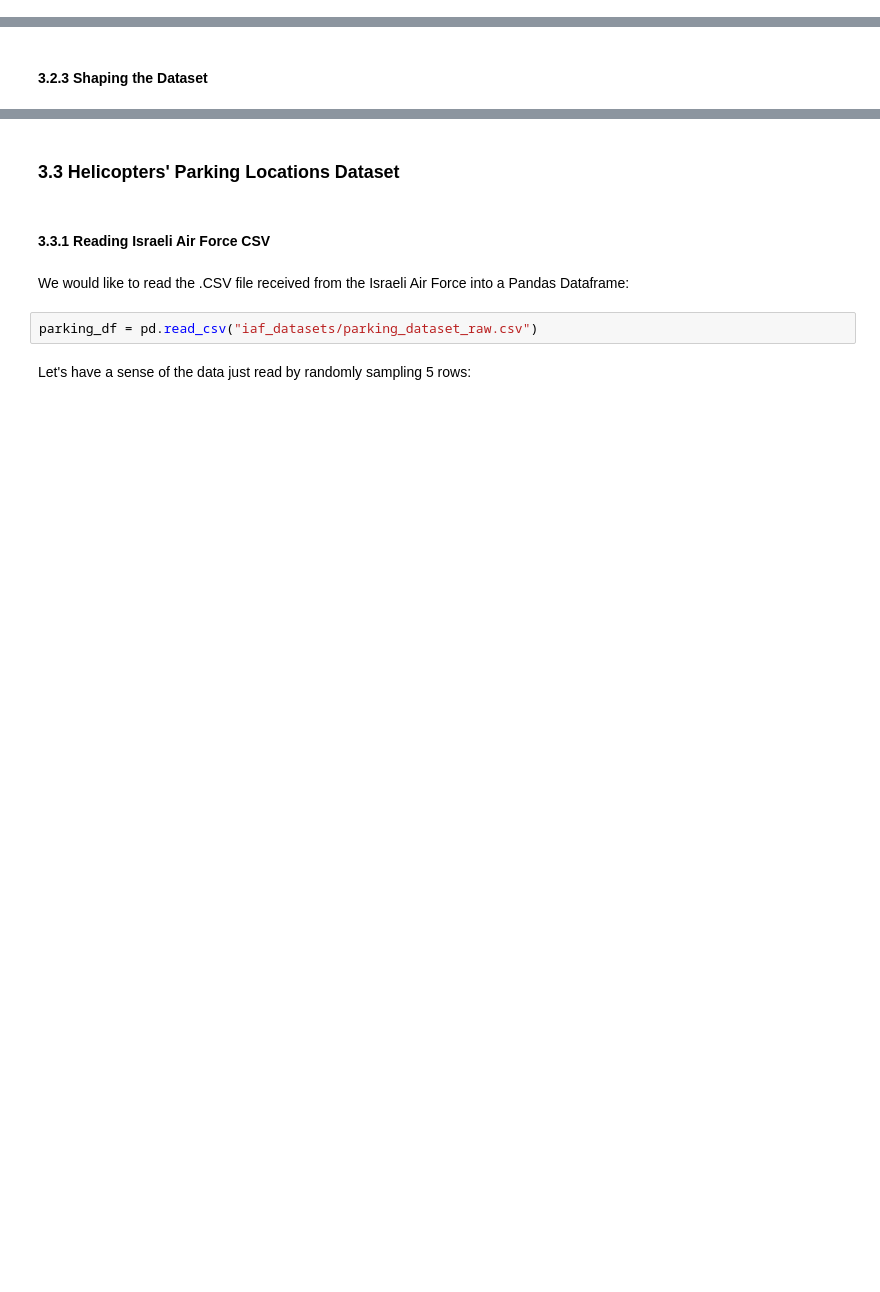
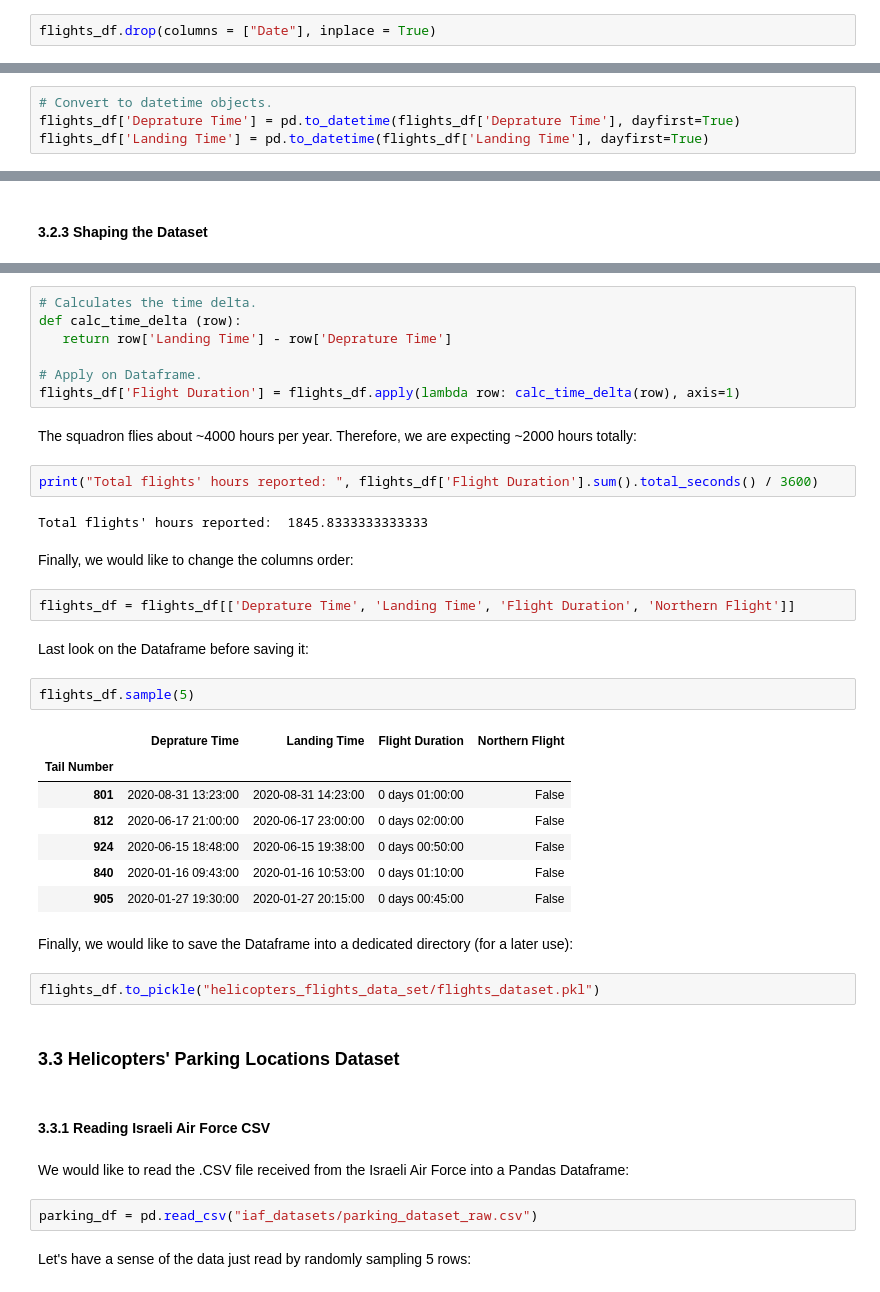
Before and after one commit to elront/Data_Science_Project_Proposal, a Jupyter notebook: Data_science_workshop_project_proposal.ipynb, the cells around one changed output, grey strips where cells are left out. Drawn from its saved outputs; the diff is of its cells as text; blank space fills up the shorter version.

Commit message:
Finished with the flights dataset

```diff
--- a/Data_science_workshop_project_proposal.ipynb
+++ b/Data_science_workshop_project_proposal.ipynb
@@ -360,0 +368,2 @@ flights_df.sample(5)
+# %%
+flights_df.drop(columns = ["Date"], inplace = True)
@@ -361,2 +372,6 @@ flights_df.sample(5)
+# %%
+# Convert to datetime objects.
+flights_df['Deprature Time'] = pd.to_datetime(flights_df['Deprature Time'], dayfirst=True)
+flights_df['Landing Time'] = pd.to_datetime(flights_df['Landing Time'], dayfirst=True)
 # %% [markdown]
 #### 3.2.2 Check and Handle Missing Values (if any)
@@ -365,3 +422,36 @@ flights_df.sample(5)
+# %%
+# Calculates the time delta.
+def calc_time_delta (row):
+   return row['Landing Time'] - row['Deprature Time']
+
+# Apply on Dataframe.
+flights_df['Flight Duration'] = flights_df.apply(lambda row: calc_time_delta(row), axis=1)
+# %% [markdown]
+The squadron flies about ~4000 hours per year. Therefore, we are expecting ~2000 hours totally:
+# %%
+print("Total flights' hours reported: ", flights_df['Flight Duration'].sum().total_seconds() / 3600)
+# %% [output]
+Total flights' hours reported:  1845.8333333333333
+# %% [markdown]
+Finally, we would like to change the columns order:
+# %%
+flights_df = flights_df[['Deprature Time', 'Landing Time', 'Flight Duration', 'Northern Flight']]
+# %% [markdown]
+Last look on the Dataframe before saving it:
+# %%
+flights_df.sample(5)
+# %% [output]
+|  | Deprature Time | Landing Time | Flight Duration | Northern Flight |
+| Tail Number |  |  |  |  |
+| 801 | 2020-08-31 13:23:00 | 2020-08-31 14:23:00 | 0 days 01:00:00 | False |
+| 812 | 2020-06-17 21:00:00 | 2020-06-17 23:00:00 | 0 days 02:00:00 | False |
+| 924 | 2020-06-15 18:48:00 | 2020-06-15 19:38:00 | 0 days 00:50:00 | False |
+| 840 | 2020-01-16 09:43:00 | 2020-01-16 10:53:00 | 0 days 01:10:00 | False |
+| 905 | 2020-01-27 19:30:00 | 2020-01-27 20:15:00 | 0 days 00:45:00 | False |
+# %% [markdown]
+Finally, we would like to save the Dataframe into a dedicated directory (for a later use):
+# %%
+flights_df.to_pickle("helicopters_flights_data_set/flights_dataset.pkl")
 # %% [markdown]
 ###  3.3 Helicopters' Parking Locations Dataset
 # %% [markdown]
```
Also changed, not shown: parts of 14 cells of this notebook, 1 other file.
